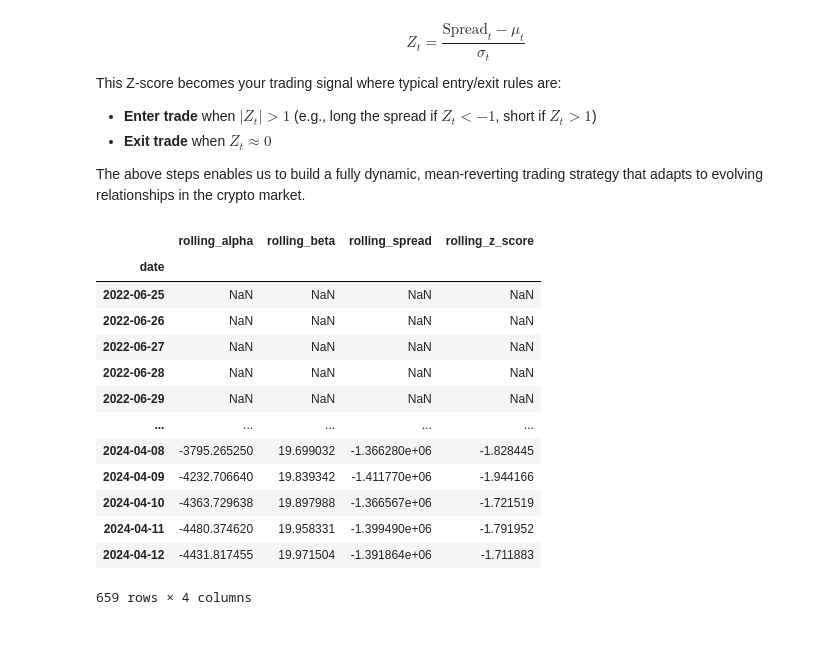
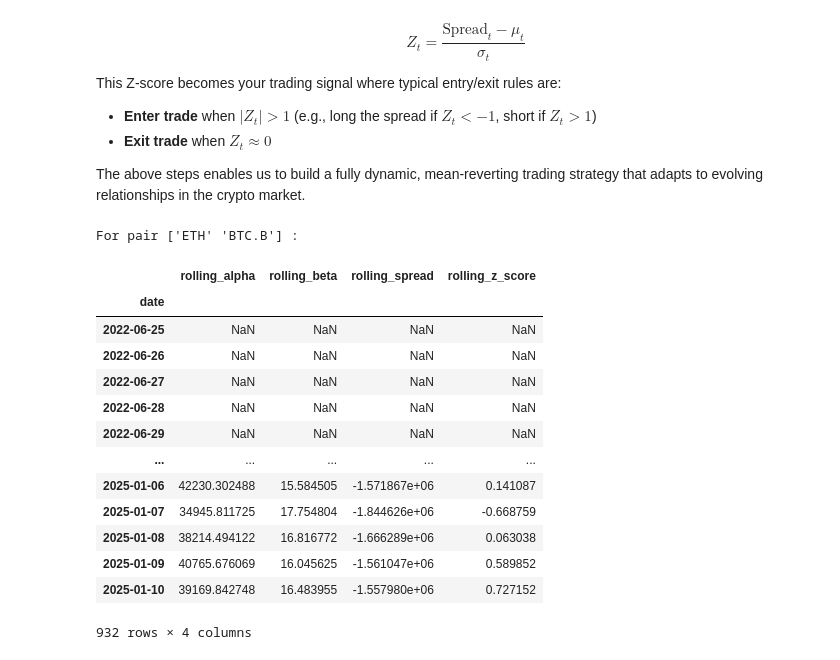
Before and after one commit to mohiteprathamesh1996/stat-arb-crypto, a Jupyter notebook: research/Pairs Trading Using Cointegration.ipynb, the cells around one changed output. Saved outputs shown, nothing was run; the diff lists cells and outputs as text; code cells hidden in the pictures.

```diff
--- a/research/Pairs Trading Using Cointegration.ipynb
+++ b/research/Pairs Trading Using Cointegration.ipynb
@@ -205,27 +210,29 @@ This Z-score becomes your trading signal where typical entry/exit rules are:
 The above steps enables us to build a fully dynamic, mean-reverting trading strategy that adapts to evolving relationships in the crypto market.
 # %%
 rolling_params = get_rolling_signals(
-    prices=train_df,
+    prices=pd.concat([train_df, val_df], axis=0),
     select_pairs=final_pairs,
-    rolling_window=90
+    rolling_window=14
 )
 
+print("For pair", final_pairs[0], ":")
 pd.concat(rolling_params[tuple(final_pairs[0])], axis=1)
 # %% [output]
+For pair ['ETH' 'BTC.B'] :
 |  | rolling_alpha | rolling_beta | rolling_spread | rolling_z_score |
 | date |  |  |  |  |
 | 2022-06-25 | NaN | NaN | NaN | NaN |
 | 2022-06-26 | NaN | NaN | NaN | NaN |
 | 2022-06-27 | NaN | NaN | NaN | NaN |
 | 2022-06-28 | NaN | NaN | NaN | NaN |
 | 2022-06-29 | NaN | NaN | NaN | NaN |
 | ... | ... | ... | ... | ... |
-| 2024-04-08 | -3795.265250 | 19.699032 | -1.366280e+06 | -1.828445 |
-| 2024-04-09 | -4232.706640 | 19.839342 | -1.411770e+06 | -1.944166 |
-| 2024-04-10 | -4363.729638 | 19.897988 | -1.366567e+06 | -1.721519 |
-| 2024-04-11 | -4480.374620 | 19.958331 | -1.399490e+06 | -1.791952 |
-| 2024-04-12 | -4431.817455 | 19.971504 | -1.391864e+06 | -1.711883 |
+| 2025-01-06 | 42230.302488 | 15.584505 | -1.571867e+06 | 0.141087 |
+| 2025-01-07 | 34945.811725 | 17.754804 | -1.844626e+06 | -0.668759 |
+| 2025-01-08 | 38214.494122 | 16.816772 | -1.666289e+06 | 0.063038 |
+| 2025-01-09 | 40765.676069 | 16.045625 | -1.561047e+06 | 0.589852 |
+| 2025-01-10 | 39169.842748 | 16.483955 | -1.557980e+06 | 0.727152 |
-659 rows × 4 columns
+932 rows × 4 columns
 # %% [markdown]
 ### Step 4: Generate Trading Signals from Rolling Z-Scores
 
```
Also changed, not shown: parts of 21 cells of this notebook, 2 other files.
